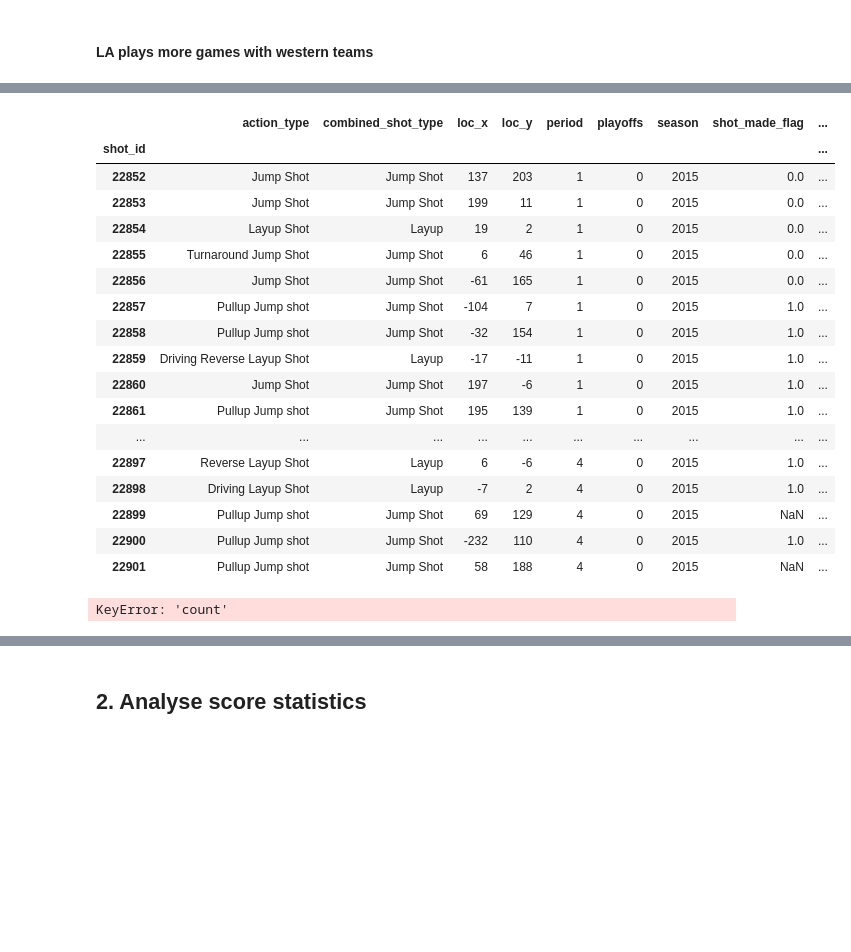
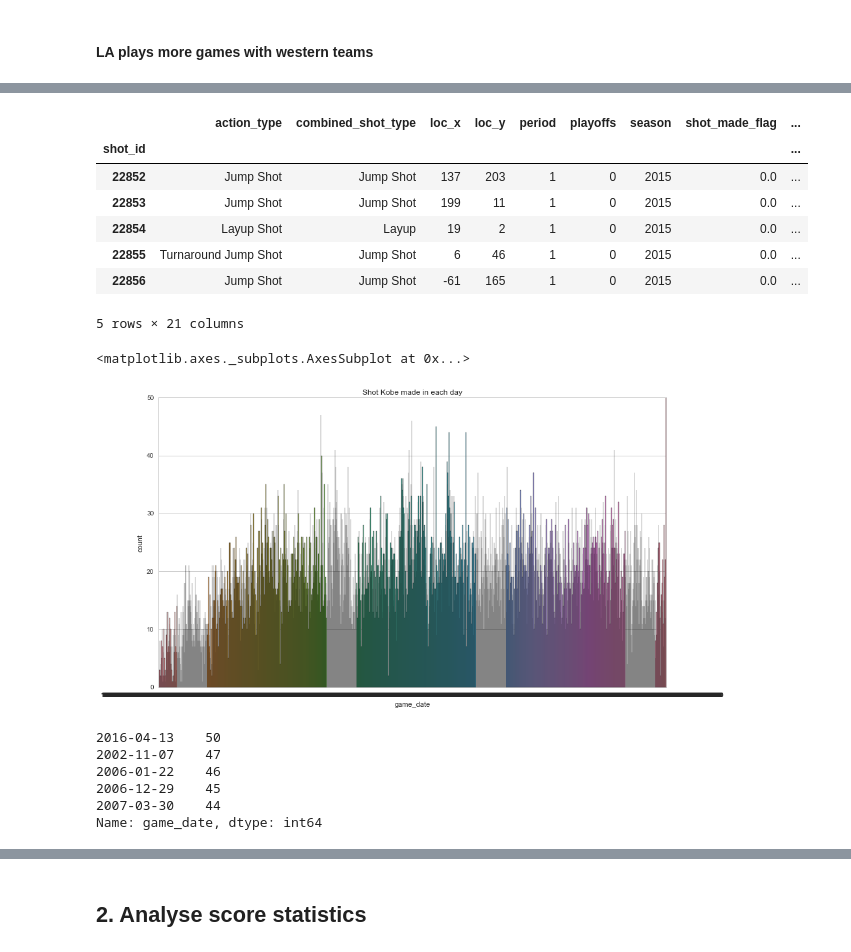
Before and after one commit to yufan-liu/kaggle, a Jupyter notebook: Kobe_Bryant_Shot_Selection/explore_data.ipynb, the cells around one changed output, grey strips where cells are left out. Drawn from its saved outputs; the diff is of its cells as text; code cells hidden in the pictures; blank space fills up the shorter version.

```diff
--- a/Kobe_Bryant_Shot_Selection/explore_data.ipynb
+++ b/Kobe_Bryant_Shot_Selection/explore_data.ipynb
@@ -302,7 +303,6 @@ df['game_year'] = df['game_date'].dt.year
 df['game_month'] = df['game_date'].dt.month
 df['game_day'] = df['game_date'].dt.day
 df['game_dayofweek'] = df['game_date'].dt.dayofweek
-not_needed.append('game_date')
 # %%
 temp = df['matchup'].str.contains('vs.').astype('int')
 df['game_at_home'] = temp
@@ -488,25 +488,28 @@ sns.countplot(x='game_day', data=match_df)
 # %%
-df[(df['game_year']==2016) & (df['game_month']==4) & (df['game_day']==13)]
+df[(df['game_year']==2016) & (df['game_month']==4) & (df['game_day']==13)].head()
 # %% [output]
 |  | action_type | combined_shot_type | loc_x | loc_y | period | playoffs | season | shot_made_flag | ... |
 | shot_id |  |  |  |  |  |  |  |  | ... |
 | 22852 | Jump Shot | Jump Shot | 137 | 203 | 1 | 0 | 2015 | 0.0 | ... |
 | 22853 | Jump Shot | Jump Shot | 199 | 11 | 1 | 0 | 2015 | 0.0 | ... |
 | 22854 | Layup Shot | Layup | 19 | 2 | 1 | 0 | 2015 | 0.0 | ... |
 | 22855 | Turnaround Jump Shot | Jump Shot | 6 | 46 | 1 | 0 | 2015 | 0.0 | ... |
 | 22856 | Jump Shot | Jump Shot | -61 | 165 | 1 | 0 | 2015 | 0.0 | ... |
-| 22857 | Pullup Jump shot | Jump Shot | -104 | 7 | 1 | 0 | 2015 | 1.0 | ... |
-| 22858 | Pullup Jump shot | Jump Shot | -32 | 154 | 1 | 0 | 2015 | 1.0 | ... |
-| 22859 | Driving Reverse Layup Shot | Layup | -17 | -11 | 1 | 0 | 2015 | 1.0 | ... |
-| 22860 | Jump Shot | Jump Shot | 197 | -6 | 1 | 0 | 2015 | 1.0 | ... |
-| 22861 | Pullup Jump shot | Jump Shot | 195 | 139 | 1 | 0 | 2015 | 1.0 | ... |
-| ... | ... | ... | ... | ... | ... | ... | ... | ... | ... |
-| 22897 | Reverse Layup Shot | Layup | 6 | -6 | 4 | 0 | 2015 | 1.0 | ... |
-| 22898 | Driving Layup Shot | Layup | -7 | 2 | 4 | 0 | 2015 | 1.0 | ... |
-| 22899 | Pullup Jump shot | Jump Shot | 69 | 129 | 4 | 0 | 2015 | NaN | ... |
-| 22900 | Pullup Jump shot | Jump Shot | -232 | 110 | 4 | 0 | 2015 | 1.0 | ... |
-| 22901 | Pullup Jump shot | Jump Shot | 58 | 188 | 4 | 0 | 2015 | NaN | ... |
+5 rows × 21 columns
-# %%
-df.groupby(['game_year', 'game_month', 'game_day', 'opponent']).agg({'count': np.sum})
-# %% [output]
-KeyError: 'count'
+# %%
+plt.figure(figsize=(14,8))
+plt.title('Shot Kobe made in each day')
+sns.countplot(x='game_date', data=df)
+# %% [output]
+<matplotlib.axes._subplots.AxesSubplot at 0x...>
+[figure, added]
+# %%
+daily_summary = df['game_date'].value_counts()
+daily_summary.head()
+# %% [output]
+2016-04-13    50
+2002-11-07    47
+2006-01-22    46
+2006-12-29    45
+2007-03-30    44
+Name: game_date, dtype: int64
```
Also changed, not shown: parts of 33 cells of this notebook, 2 other files.
